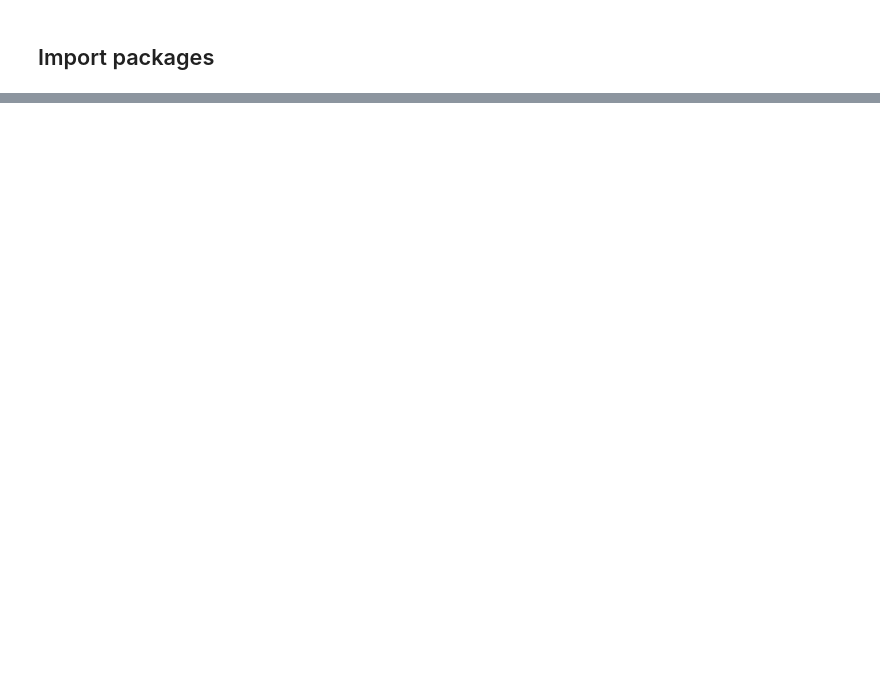
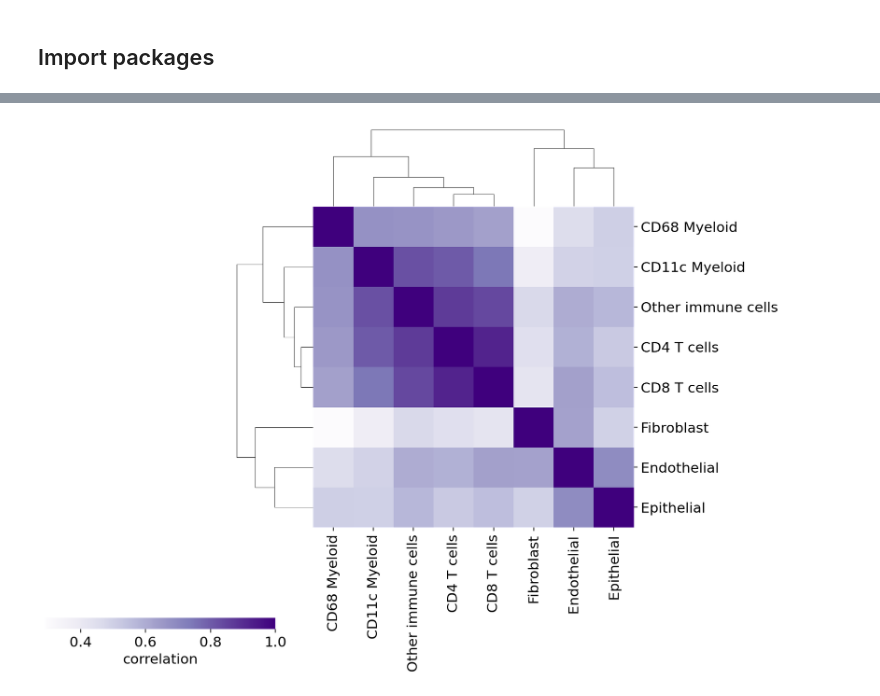
Before and after one commit to theislab/ncem_tutorials, a Jupyter notebook: tutorials/analysis_tutorial_mibitof_cancer.ipynb, the cells around one changed output, grey strips where cells are left out. Saved outputs shown, nothing was run; the diff lists cells and outputs as text; code cells hidden in the pictures; blank space fills up the shorter version.

```diff
--- a/tutorials/analysis_tutorial_mibitof_cancer.ipynb
+++ b/tutorials/analysis_tutorial_mibitof_cancer.ipynb
@@ -201,0 +279,4 @@ nc_inter.sender_effect(
+# %%
+interpreter.sender_similarity_analysis(receiver='Epithelial')
+# %% [output]
+[figure, added]
```
Also changed, not shown: parts of 48 cells of this notebook.
